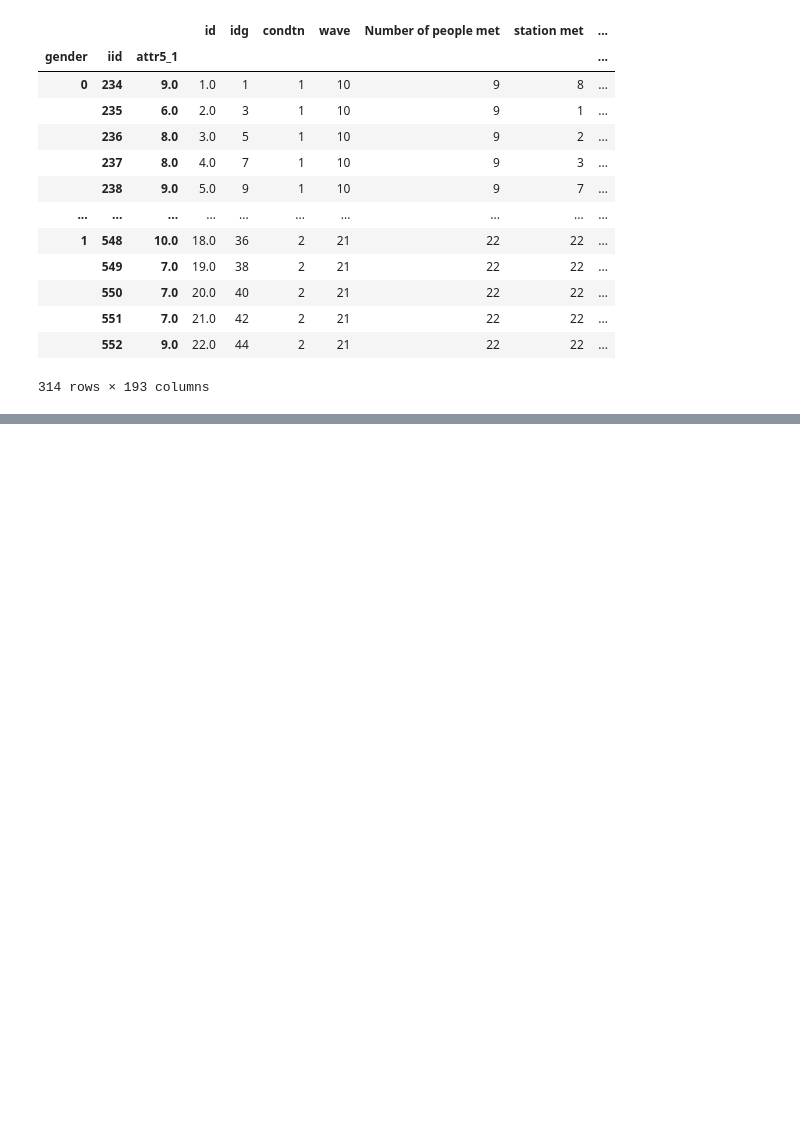
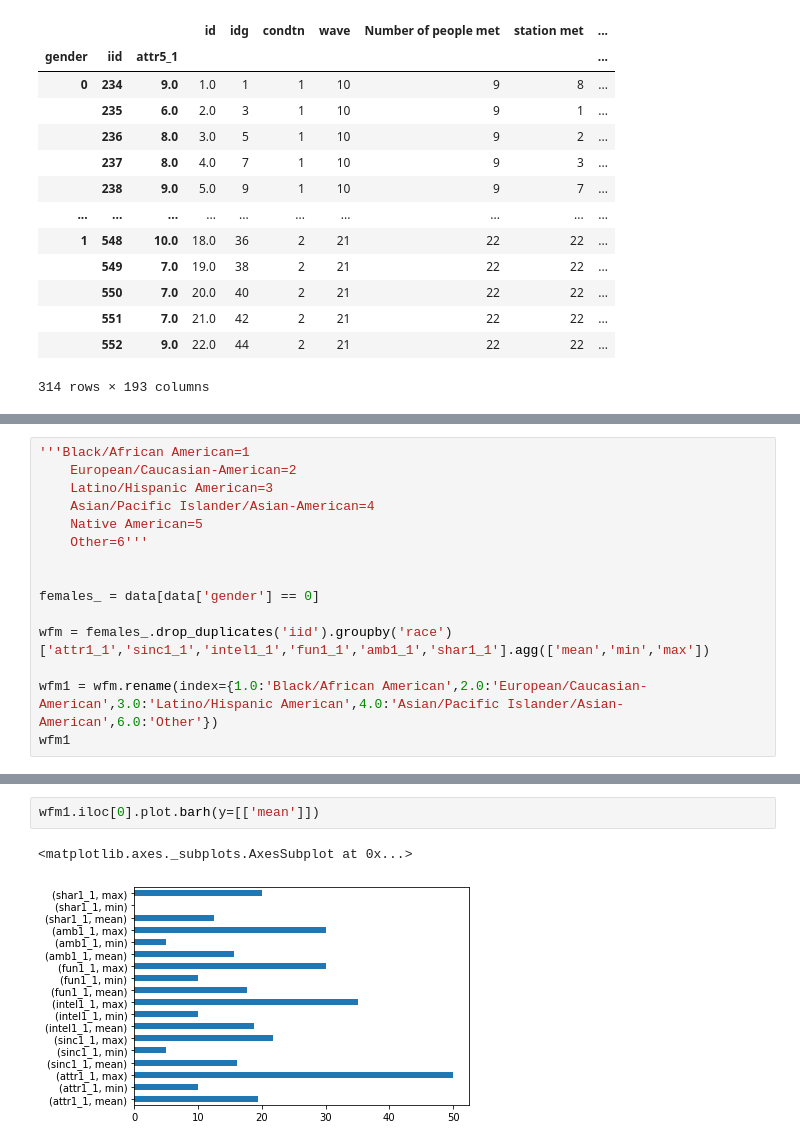
Before and after one commit to okwan91/Speed_dating, a Jupyter notebook: Notebooks/Workbook.ipynb, the cells around one changed output, grey strips where cells are left out. Cells and saved outputs as stored; diff of their text form; blank space fills up the shorter version.

```diff
--- a/Notebooks/Untitled.ipynb
+++ b/Notebooks/Workbook.ipynb
@@ -89,0 +152,15 @@ c_234 = data.loc[data['iid'] == 234]
+# %%
+'''Black/African American=1
+	European/Caucasian-American=2
+	Latino/Hispanic American=3
+	Asian/Pacific Islander/Asian-American=4
+	Native American=5
+	Other=6'''
+
+
+females_ = data[data['gender'] == 0]
+
+wfm = females_.drop_duplicates('iid').groupby('race')['attr1_1','sinc1_1','intel1_1','fun1_1','amb1_1','shar1_1'].agg(['mean','min','max'])
+
+wfm1 = wfm.rename(index={1.0:'Black/African American',2.0:'European/Caucasian-American',3.0:'Latino/Hispanic American',4.0:'Asian/Pacific Islander/Asian-American',6.0:'Other'})
+wfm1
@@ -89,0 +176,5 @@ c_234 = data.loc[data['iid'] == 234]
+# %%
+wfm1.iloc[0].plot.barh(y=[['mean']])
+# %% [output]
+<matplotlib.axes._subplots.AxesSubplot at 0x...>
+[figure, added]
```
Also changed, not shown: parts of 7 cells of this notebook.
